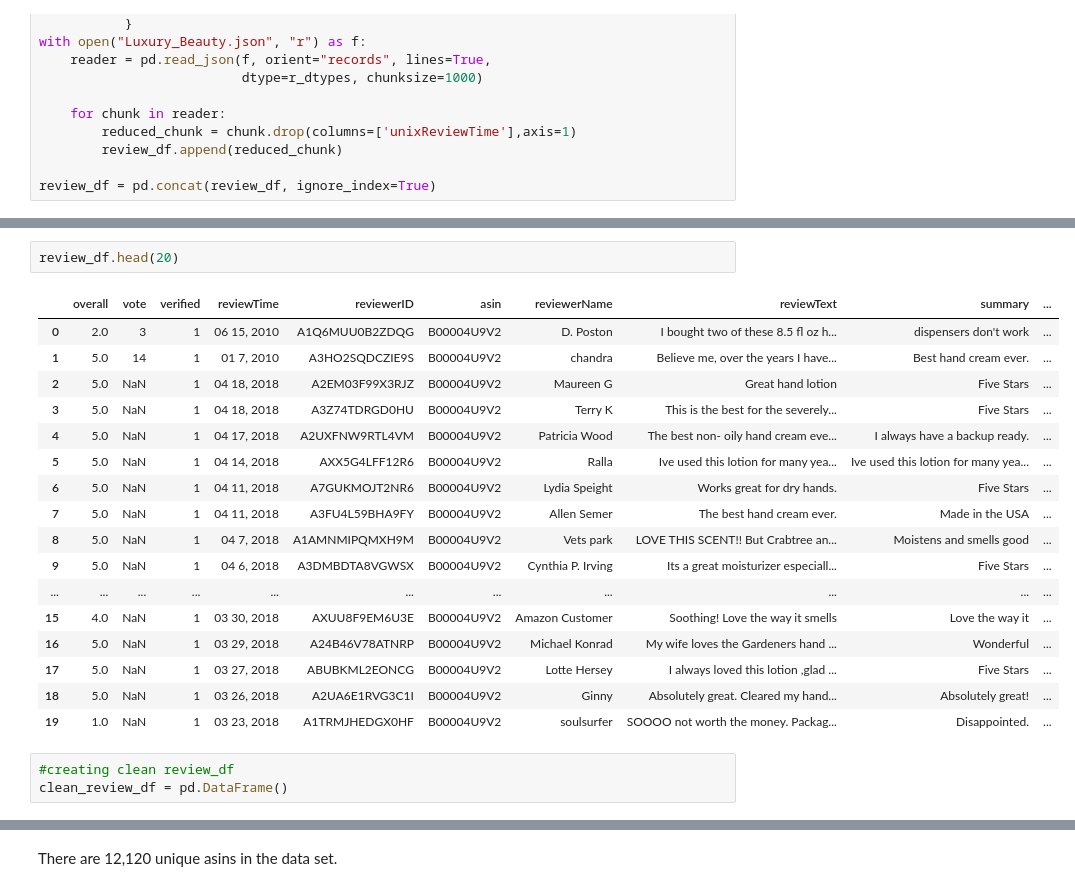
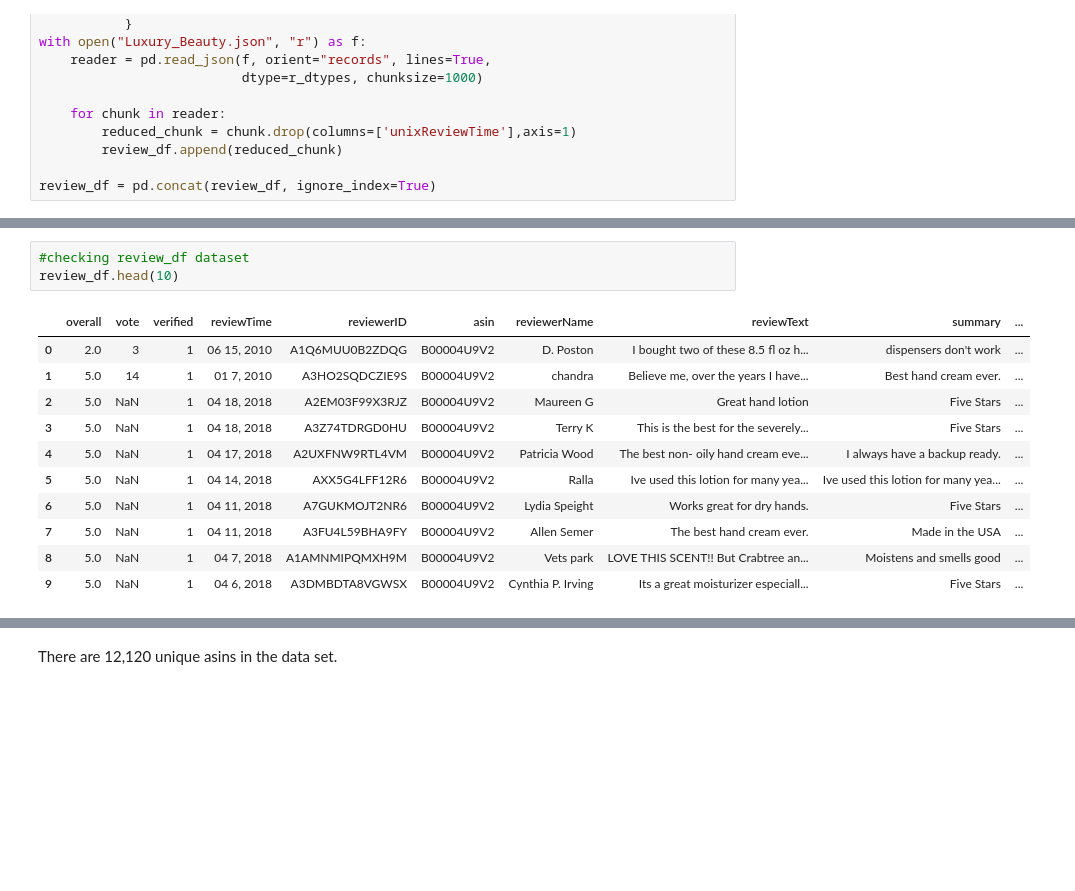
Before and after one commit to toffeeink/TrendSearcher_Capstone, a Jupyter notebook: luxury_beauty_reviews.ipynb, the cells around one changed output, grey strips where cells are left out. Drawn from its saved outputs; the diff is of its cells as text; blank space fills up the shorter version.

```diff
--- a/luxury_beauty_reviews.ipynb
+++ b/luxury_beauty_reviews.ipynb
@@ -62,23 +51,15 @@ Meta Data:
 # %%
-review_df.head(20)
+#checking review_df dataset
+review_df.head(10)
 # %% [output]
 |  | overall | vote | verified | reviewTime | reviewerID | asin | reviewerName | reviewText | summary | ... |
 | 0 | 2.0 | 3 | 1 | 06 15, 2010 | A1Q6MUU0B2ZDQG | B00004U9V2 | D. Poston | I bought two of these 8.5 fl oz h... | dispensers don't work | ... |
 | 1 | 5.0 | 14 | 1 | 01 7, 2010 | A3HO2SQDCZIE9S | B00004U9V2 | chandra | Believe me, over the years I have... | Best hand cream ever. | ... |
 | 2 | 5.0 | NaN | 1 | 04 18, 2018 | A2EM03F99X3RJZ | B00004U9V2 | Maureen G | Great hand lotion | Five Stars | ... |
 | 3 | 5.0 | NaN | 1 | 04 18, 2018 | A3Z74TDRGD0HU | B00004U9V2 | Terry K | This is the best for the severely... | Five Stars | ... |
 | 4 | 5.0 | NaN | 1 | 04 17, 2018 | A2UXFNW9RTL4VM | B00004U9V2 | Patricia Wood | The best non- oily hand cream eve... | I always have a backup ready. | ... |
 | 5 | 5.0 | NaN | 1 | 04 14, 2018 | AXX5G4LFF12R6 | B00004U9V2 | Ralla | Ive used this lotion for many yea... | Ive used this lotion for many yea... | ... |
 | 6 | 5.0 | NaN | 1 | 04 11, 2018 | A7GUKMOJT2NR6 | B00004U9V2 | Lydia Speight | Works great for dry hands. | Five Stars | ... |
 | 7 | 5.0 | NaN | 1 | 04 11, 2018 | A3FU4L59BHA9FY | B00004U9V2 | Allen Semer | The best hand cream ever. | Made in the USA | ... |
 | 8 | 5.0 | NaN | 1 | 04 7, 2018 | A1AMNMIPQMXH9M | B00004U9V2 | Vets park | LOVE THIS SCENT!! But Crabtree an... | Moistens and smells good | ... |
 | 9 | 5.0 | NaN | 1 | 04 6, 2018 | A3DMBDTA8VGWSX | B00004U9V2 | Cynthia P. Irving | Its a great moisturizer especiall... | Five Stars | ... |
-| ... | ... | ... | ... | ... | ... | ... | ... | ... | ... | ... |
-| 15 | 4.0 | NaN | 1 | 03 30, 2018 | AXUU8F9EM6U3E | B00004U9V2 | Amazon Customer | Soothing! Love the way it smells | Love the way it | ... |
-| 16 | 5.0 | NaN | 1 | 03 29, 2018 | A24B46V78ATNRP | B00004U9V2 | Michael Konrad | My wife loves the Gardeners hand ... | Wonderful | ... |
-| 17 | 5.0 | NaN | 1 | 03 27, 2018 | ABUBKML2EONCG | B00004U9V2 | Lotte Hersey | I always loved this lotion ,glad ... | Five Stars | ... |
-| 18 | 5.0 | NaN | 1 | 03 26, 2018 | A2UA6E1RVG3C1I | B00004U9V2 | Ginny | Absolutely great. Cleared my hand... | Absolutely great! | ... |
-| 19 | 1.0 | NaN | 1 | 03 23, 2018 | A1TRMJHEDGX0HF | B00004U9V2 | soulsurfer | SOOOO not worth the money. Packag... | Disappointed. | ... |
-# %%
-#creating clean review_df
-clean_review_df = pd.DataFrame()
```
Also changed, not shown: parts of 105 cells of this notebook, 2 other files.
